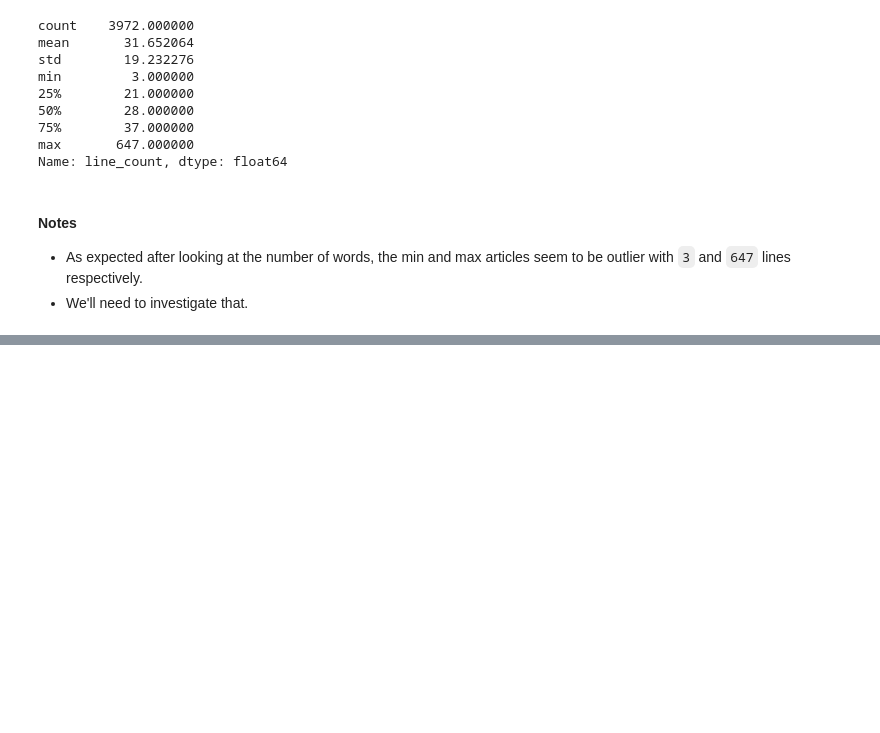
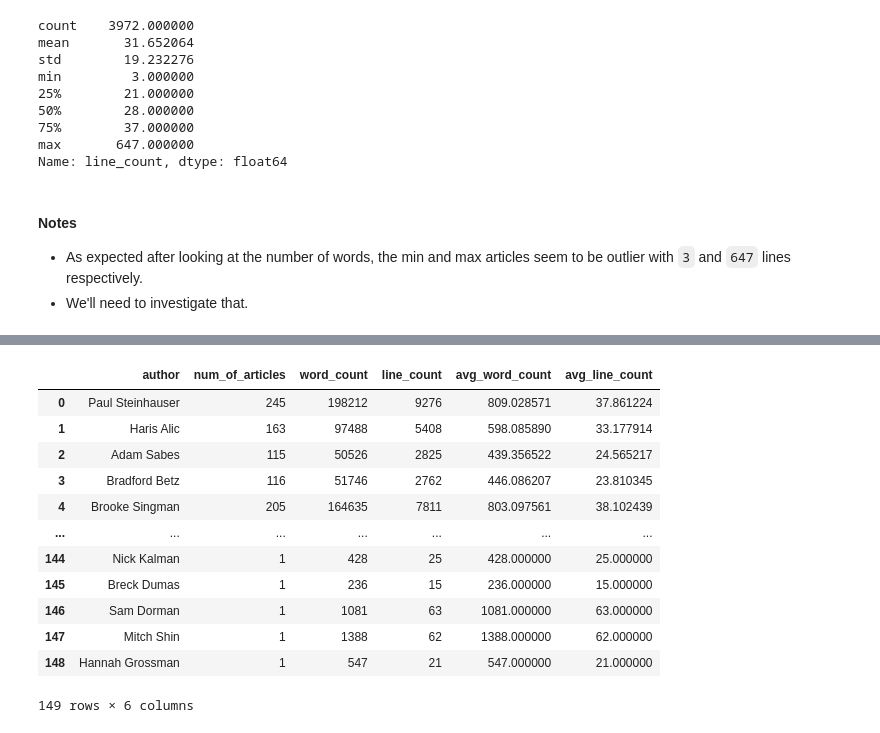
Before and after one commit to gaurangdave/Aletheia, a Jupyter notebook: eda_raw_data.ipynb, the cells around one changed output, grey strips where cells are left out. Cells and saved outputs as stored; diff of their text form; code cells hidden in the pictures; blank space fills up the shorter version.

Commit message:
EDA of raw data, created new clean datafile

```diff
--- a/eda_raw_data.ipynb
+++ b/eda_raw_data.ipynb
@@ -426,0 +485,12 @@ data.head()
+# %%
+## creating a unique list of authors
+unique_author_list = []
+for author in list(data["author"]):
+     author_lst = author.split(",")
+     for auth in author_lst:
+          if auth not in unique_author_list:
+               unique_author_list.append(auth)
+
+
+## printing the length of the unique author list
+len(unique_author_list)
@@ -426,0 +499,12 @@ data.head()
+# %%
+## lets create a dataframe with author, number of articles, word count and line count
+author_attributes = []
+for author in unique_author_list:
+     author_attributes.append({
+          "author": author,
+          "num_of_articles": data[data["author"].str.contains(author)]["author"].count(),
+          "word_count": data[data["author"].str.contains(author)]["word_count"].sum(),
+          "line_count": data[data["author"].str.contains(author)]["line_count"].sum()
+     })
+
+author_attributes
@@ -426,0 +529,21 @@ data.head()
+# %%
+## Converting the list to dataframe
+author_attributes_df = pd.DataFrame(author_attributes)
+author_attributes_df["author"] = author_attributes_df["author"].str.replace("_", " ")
+author_attributes_df["avg_word_count"] = author_attributes_df["word_count"] / author_attributes_df["num_of_articles"]
+author_attributes_df["avg_line_count"] = author_attributes_df["line_count"] / author_attributes_df["num_of_articles"]
+author_attributes_df
+# %% [output]
+|  | author | num_of_articles | word_count | line_count | avg_word_count | avg_line_count |
+| 0 | Paul Steinhauser | 245 | 198212 | 9276 | 809.028571 | 37.861224 |
+| 1 | Haris Alic | 163 | 97488 | 5408 | 598.085890 | 33.177914 |
+| 2 | Adam Sabes | 115 | 50526 | 2825 | 439.356522 | 24.565217 |
+| 3 | Bradford Betz | 116 | 51746 | 2762 | 446.086207 | 23.810345 |
+| 4 | Brooke Singman | 205 | 164635 | 7811 | 803.097561 | 38.102439 |
+| ... | ... | ... | ... | ... | ... | ... |
+| 144 | Nick Kalman | 1 | 428 | 25 | 428.000000 | 25.000000 |
+| 145 | Breck Dumas | 1 | 236 | 15 | 236.000000 | 15.000000 |
+| 146 | Sam Dorman | 1 | 1081 | 63 | 1081.000000 | 63.000000 |
+| 147 | Mitch Shin | 1 | 1388 | 62 | 1388.000000 | 62.000000 |
+| 148 | Hannah Grossman | 1 | 547 | 21 | 547.000000 | 21.000000 |
+149 rows × 6 columns
```
Also changed, not shown: parts of 57 cells of this notebook, 1 other file.
